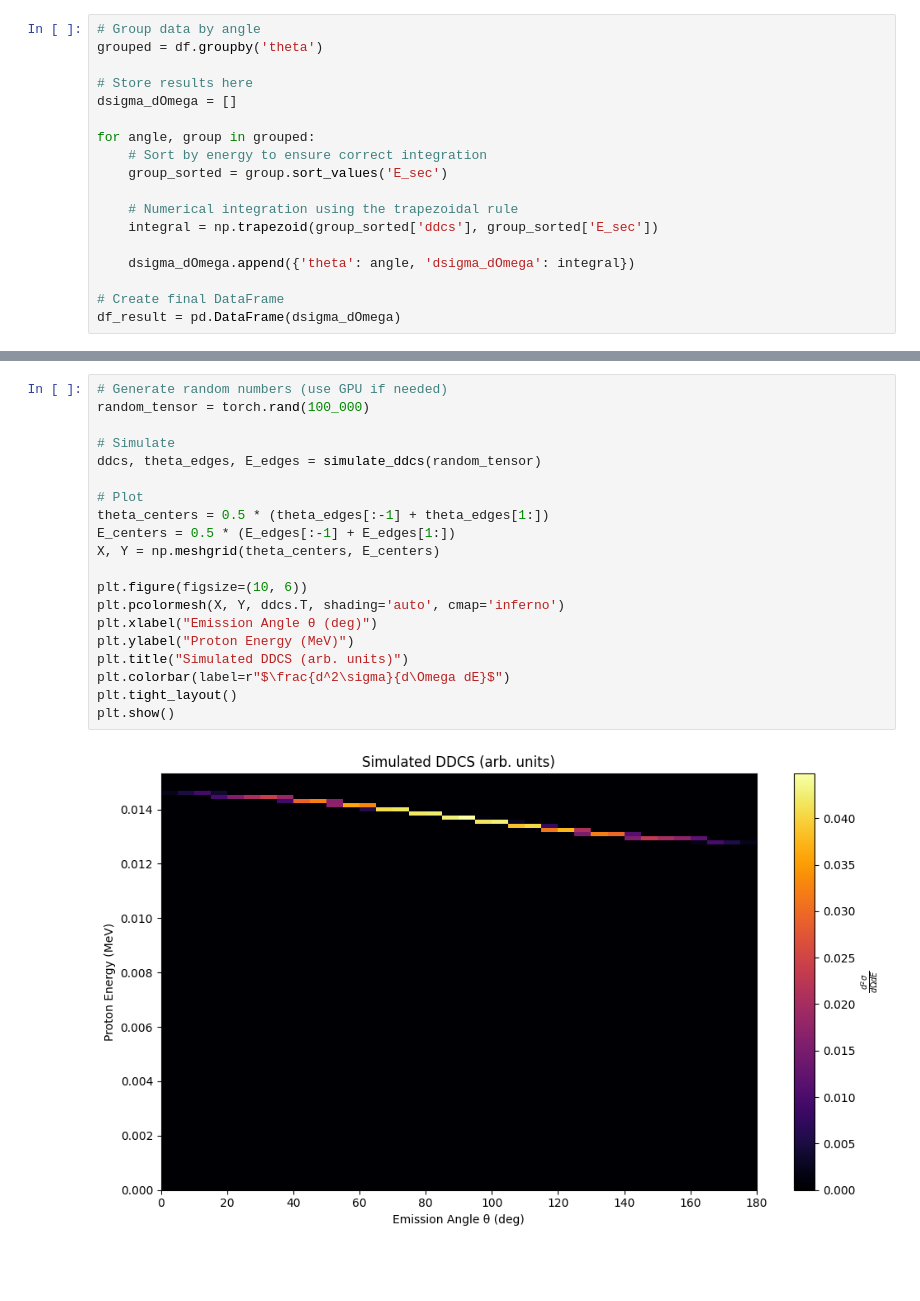
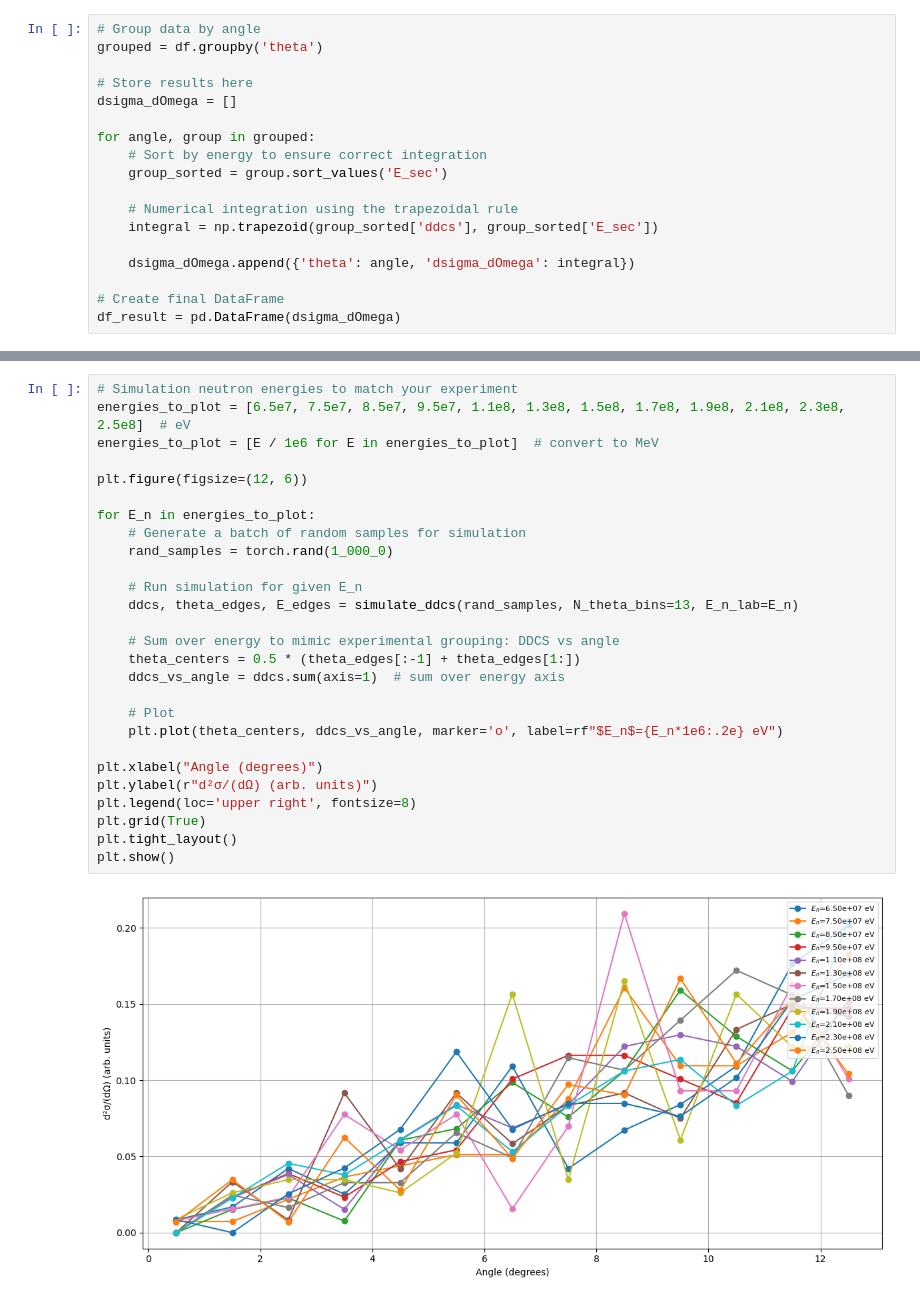
Before and after one commit to LucAstrand/MCML, a Jupyter notebook: npReaction.ipynb, the cells around one changed output, grey strips where cells are left out. Cells and saved outputs as stored; diff of their text form; blank space fills up the shorter version.

```diff
--- a/npReaction.ipynb
+++ b/npReaction.ipynb
@@ -247,22 +259,29 @@ def simulate_ddcs(random_tensor, E_n_lab=14.0, N_theta_bins=36, N_E_bins=100):
-# %%
-# Generate random numbers (use GPU if needed)
-random_tensor = torch.rand(100_000)
-
-# Simulate
-ddcs, theta_edges, E_edges = simulate_ddcs(random_tensor)
-
-# Plot
-theta_centers = 0.5 * (theta_edges[:-1] + theta_edges[1:])
-E_centers = 0.5 * (E_edges[:-1] + E_edges[1:])
-X, Y = np.meshgrid(theta_centers, E_centers)
-
-plt.figure(figsize=(10, 6))
-plt.pcolormesh(X, Y, ddcs.T, shading='auto', cmap='inferno')
-plt.xlabel("Emission Angle θ (deg)")
-plt.ylabel("Proton Energy (MeV)")
-plt.title("Simulated DDCS (arb. units)")
-plt.colorbar(label=r"$\frac{d^2\sigma}{d\Omega dE}$")
-plt.tight_layout()
-plt.show()
-# %% [output]
-[figure, removed]
+# %%
+# Simulation neutron energies to match your experiment
+energies_to_plot = [6.5e7, 7.5e7, 8.5e7, 9.5e7, 1.1e8, 1.3e8, 1.5e8, 1.7e8, 1.9e8, 2.1e8, 2.3e8, 2.5e8]  # eV
+energies_to_plot = [E / 1e6 for E in energies_to_plot]  # convert to MeV
+
+plt.figure(figsize=(12, 6))
+
+for E_n in energies_to_plot:
+    # Generate a batch of random samples for simulation
+    rand_samples = torch.rand(1_000_0)
+
+    # Run simulation for given E_n
+    ddcs, theta_edges, E_edges = simulate_ddcs(rand_samples, N_theta_bins=13, E_n_lab=E_n)
+
+    # Sum over energy to mimic experimental grouping: DDCS vs angle
+    theta_centers = 0.5 * (theta_edges[:-1] + theta_edges[1:])
+    ddcs_vs_angle = ddcs.sum(axis=1)  # sum over energy axis
+
+    # Plot
+    plt.plot(theta_centers, ddcs_vs_angle, marker='o', label=rf"$E_n$={E_n*1e6:.2e} eV")
+
+plt.xlabel("Angle (degrees)")
+plt.ylabel(r"d²σ/(dΩ) (arb. units)")
+plt.legend(loc='upper right', fontsize=8)
+plt.grid(True)
+plt.tight_layout()
+plt.show()
+# %% [output]
+[figure, added]
```
Also changed, not shown: parts of 6 cells of this notebook, 1 other file.
